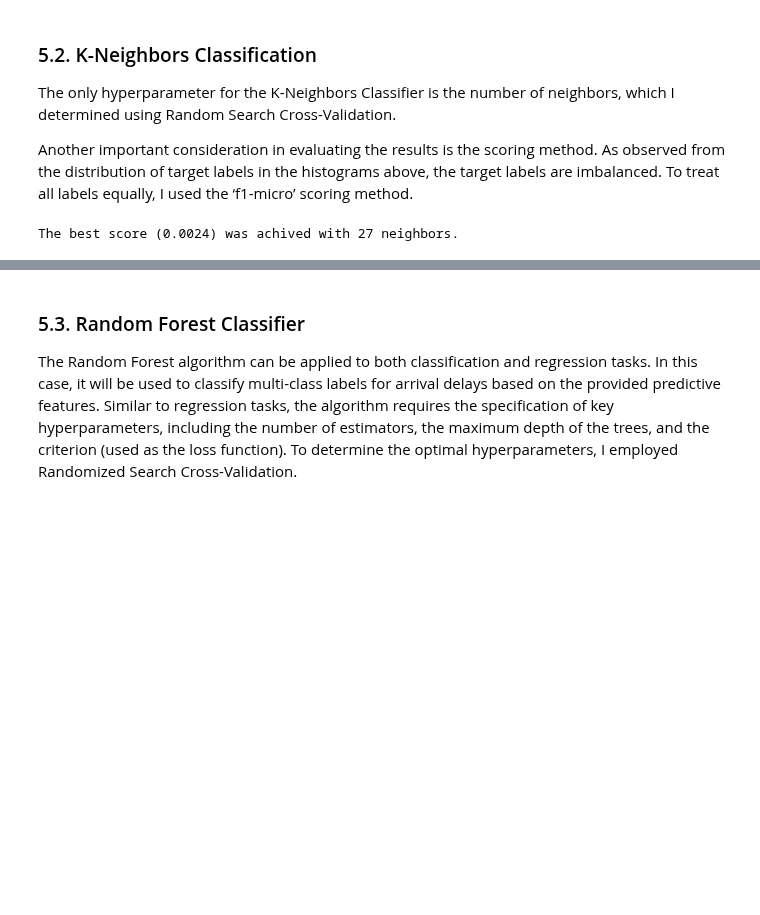
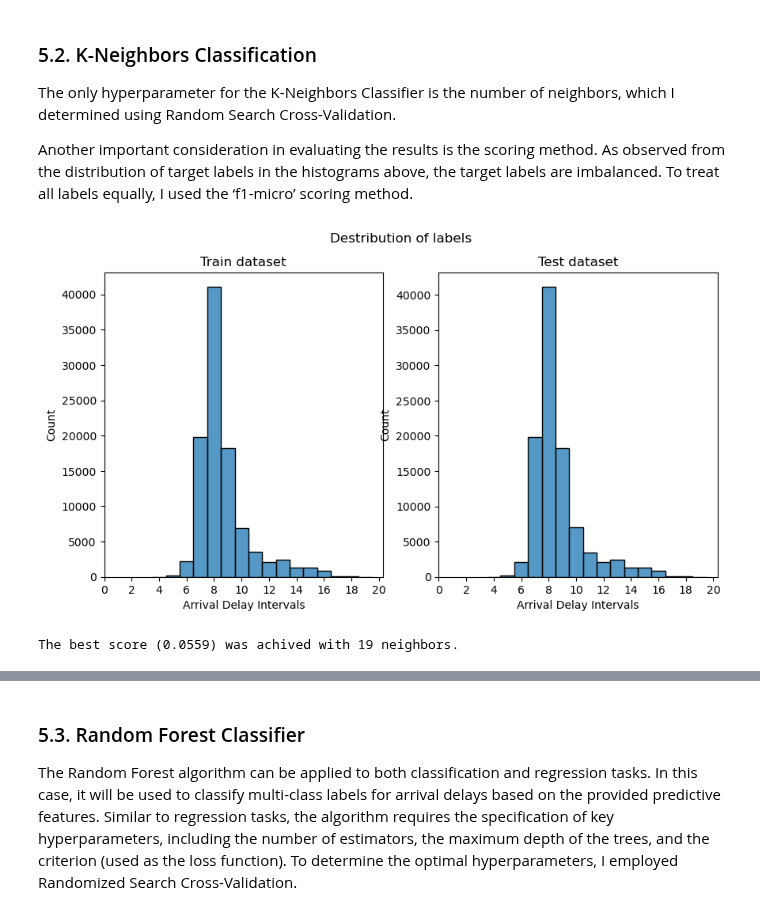
Before and after one commit to kholodov-a/Springboard_repo, a Jupyter notebook: CS2-flights-delay-REPO/notebooks/Modeling.ipynb, the cells around one changed output, grey strips where cells are left out. Saved outputs shown, nothing was run; the diff lists cells and outputs as text; code cells hidden in the pictures; blank space fills up the shorter version.

Commit message:
Fixed the error with training target variable

```diff
--- a/CS2-flights-delay-REPO/notebooks/Modeling.ipynb
+++ b/CS2-flights-delay-REPO/notebooks/Modeling.ipynb
@@ -77,3 +79,22 @@ def get_sample(df_features = X_train, df_labels = y_train, size=100_000, random_
+# %%
+bins = [-np.inf, -240.0, -180.0, -120.0, -90.0, -60.0, -45.0, -30.0, -15.0, 0, 15.0, 30.0, 45.0, 60.0, 90.0, 120.0,
+        180.0, 360.0, 720.0, 1140.0, 2280.0, np.inf]
+labels = np.arange(len(bins) - 1)
+
+# Ploting the distributions for the training and test target labels
+def distributions_check(variable_1, variable_2):
+    fig, axes = plt.subplots(nrows = 1, ncols = 2, figsize = (10, 5))
+    fig.suptitle('Destribution of labels')
+
+    sns.histplot(data = variable_1, bins=len(labels), ax = axes[0])
+    axes[0].set_xticks(labels[[x for x in range(len(labels)) if x % 2 == 0]]);
+    axes[0].set_title('Train dataset')
+    axes[0].set_xlabel('Arrival Delay Intervals')
+
+    sns.histplot(data = variable_2, bins=len(labels), ax = axes[1])
+    axes[1].set_xticks(labels[[x for x in range(len(labels)) if x % 2 == 0]]);
+    axes[1].set_title('Test dataset')
+    axes[1].set_xlabel('Arrival Delay Intervals')
 # %% [markdown]
 ## 4. Applying Regression Machine Learning Models
 
@@ -329,10 +329,16 @@ Text(0.5, 0, 'Arrival Delay Intervals')
 The only hyperparameter for the K-Neighbors Classifier is the number of neighbors, which I determined using Random Search Cross-Validation.
 
 Another important consideration in evaluating the results is the scoring method. As observed from the distribution of target labels in the histograms above, the target labels are imbalanced. To treat all labels equally, I used the ‘f1-micro’ scoring method.
+# %%
+# Getting the random samples for the training and testing data
+X_train_sample, y_train_sample = get_sample(df_features = X_train, df_labels = y_train, size= 100_000)
+X_test_sample, y_test_sample = get_sample(df_features = X_test, df_labels = y_test, size= 100_000)
+
+# Ploting the distributions for the training and test target labels
+distributions_check(y_train_sample, y_test_sample)
+# %% [output]
+[figure, added]
 # %%
-# Getting the random samples for the training and testing data
-X_train_sample, y_train_sample = get_sample(size= 100_000)
-X_test_sample, y_test_sample = get_sample(df_features = X_test, df_labels = y_test, size= 100_000)
 
 # Searching for the optimal number of neighbors for K_Neighbors Classifier
 param_distr = {'n_neighbors': np.linspace(10, 100, 91, dtype='int')}
@@ -343,7 +349,7 @@ rnd_cv.fit(X_train_sample, y_train_sample)
 
 print('The best score ({:.4f}) was achived with {:d} neighbors.'.format(rnd_cv.best_score_, rnd_cv.best_params_['n_neighbors']))
 # %% [output]
-The best score (0.0024) was achived with 27 neighbors.
+The best score (0.0559) was achived with 19 neighbors.
 # %%
 # Training the K_Neighbors Classifier model wiht the optimal parameters
 knc_model = KNeighborsClassifier(rnd_cv.best_params_['n_neighbors'])
```
Also changed, not shown: parts of 13 cells of this notebook.
